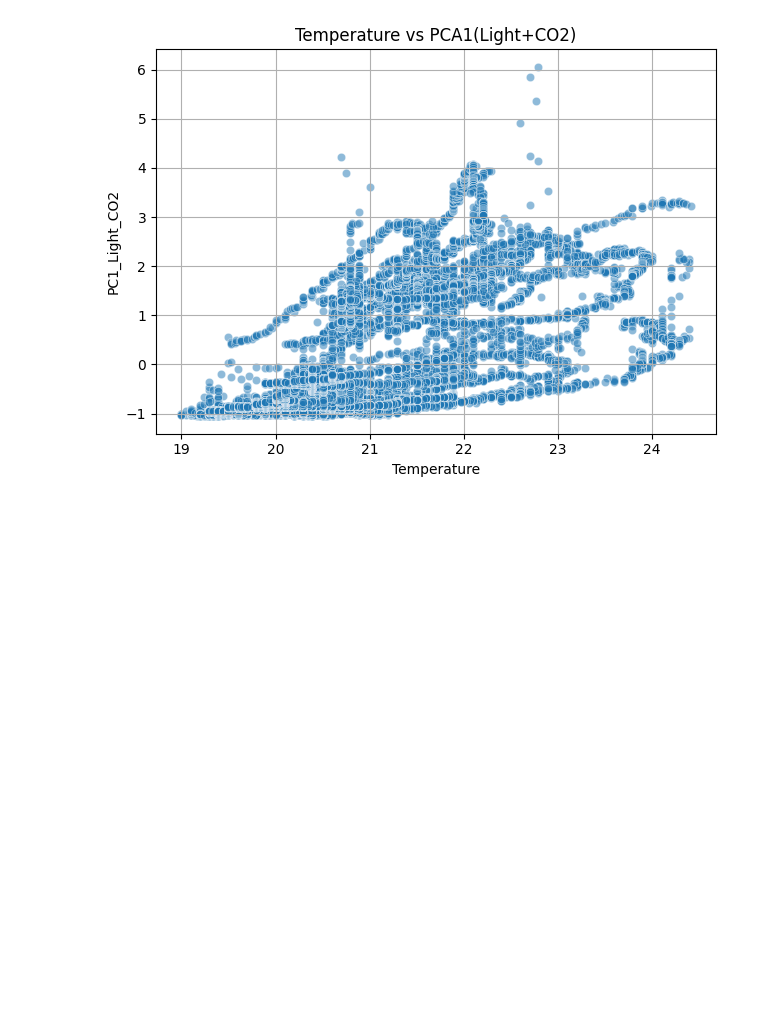
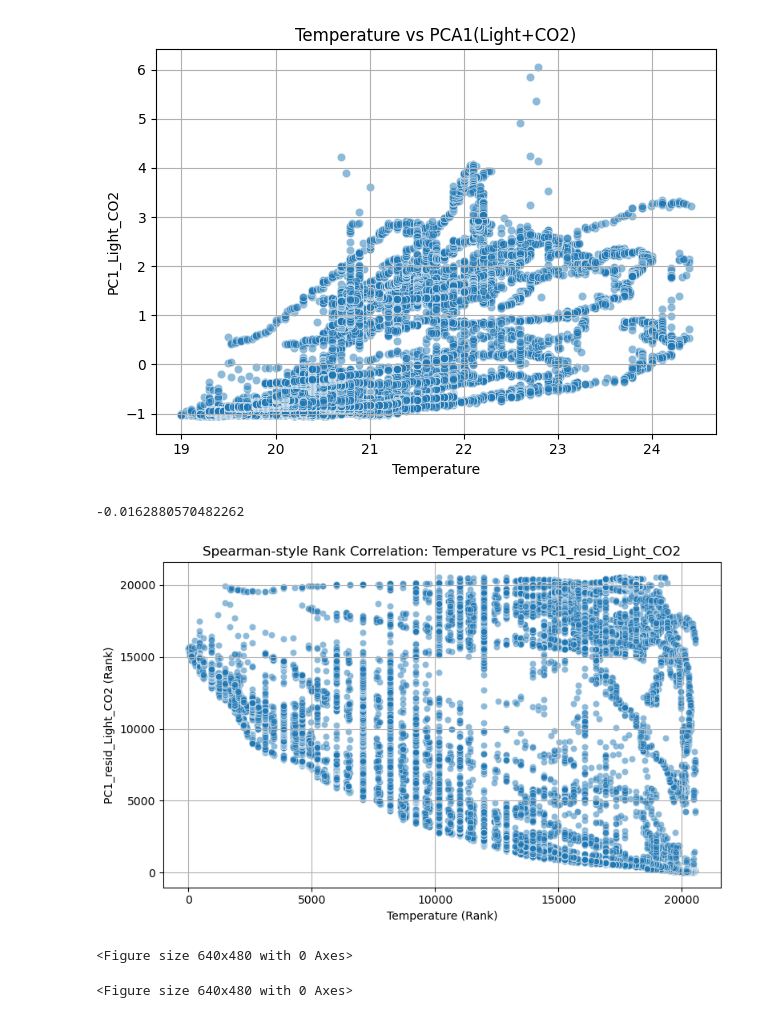
Before and after one commit to NoamShaphir/-MicroClimate, a Jupyter notebook: analysis.ipynb, the cells around one changed output. Saved outputs shown, nothing was run; the diff lists cells and outputs as text; code cells hidden in the pictures; blank space fills up the shorter version.

```diff
--- a/analysis.ipynb
+++ b/analysis.ipynb
@@ -911,3 +911,53 @@ plt.tight_layout()
 plt.show()
 # %% [output]
 [figure]
+# %%
+import pandas as pd
+
+df = pd.read_csv('Occupancy.csv')
+import pandas as pd
+from sklearn.decomposition import PCA
+from sklearn.preprocessing import StandardScaler
+import statsmodels.api as sm
+from scipy.stats import spearmanr
+
+X_temp = sm.add_constant(df['Temperature'])
+
+model_light = sm.OLS(df['Light'], X_temp).fit()
+df['Light_resid'] = model_light.resid
+
+model_co2 = sm.OLS(df['CO2'], X_temp).fit()
+df['CO2_resid'] = model_co2.resid
+
+X_resid = df[['Light_resid', 'CO2_resid']]
+X_resid_scaled = StandardScaler().fit_transform(X_resid)
+pca_resid = PCA(n_components=1)
+df['PC1_resid_Light_CO2'] = pca_resid.fit_transform(X_resid_scaled)
+
+spearman_corr, _ = spearmanr(df['Temperature'], df['PC1_resid_Light_CO2'])
+print(spearman_corr)
+# %% [output]
+-0.0162880570482262
+# %%
+import matplotlib.pyplot as plt
+import seaborn as sns
+from scipy.stats import rankdata
+from IPython.display import display
+
+df['Temperature_rank'] = rankdata(df['Temperature'])
+df['PC1_resid_rank'] = rankdata(df['PC1_resid_Light_CO2'])
+
+plt.figure(figsize=(8, 5))
+sns.scatterplot(x='Temperature_rank', y='PC1_resid_rank', data=df, alpha=0.5)
+plt.title('Spearman-style Rank Correlation: Temperature vs PC1_resid_Light_CO2')
+plt.xlabel('Temperature (Rank)')
+plt.ylabel('PC1_resid_Light_CO2 (Rank)')
+plt.grid(True)
+plt.tight_layout()
+plt.show()
+
+display(plt.gcf())
+# %% [output]
+[figure, added]
+<Figure size 640x480 with 0 Axes>
+<Figure size 640x480 with 0 Axes>
```
